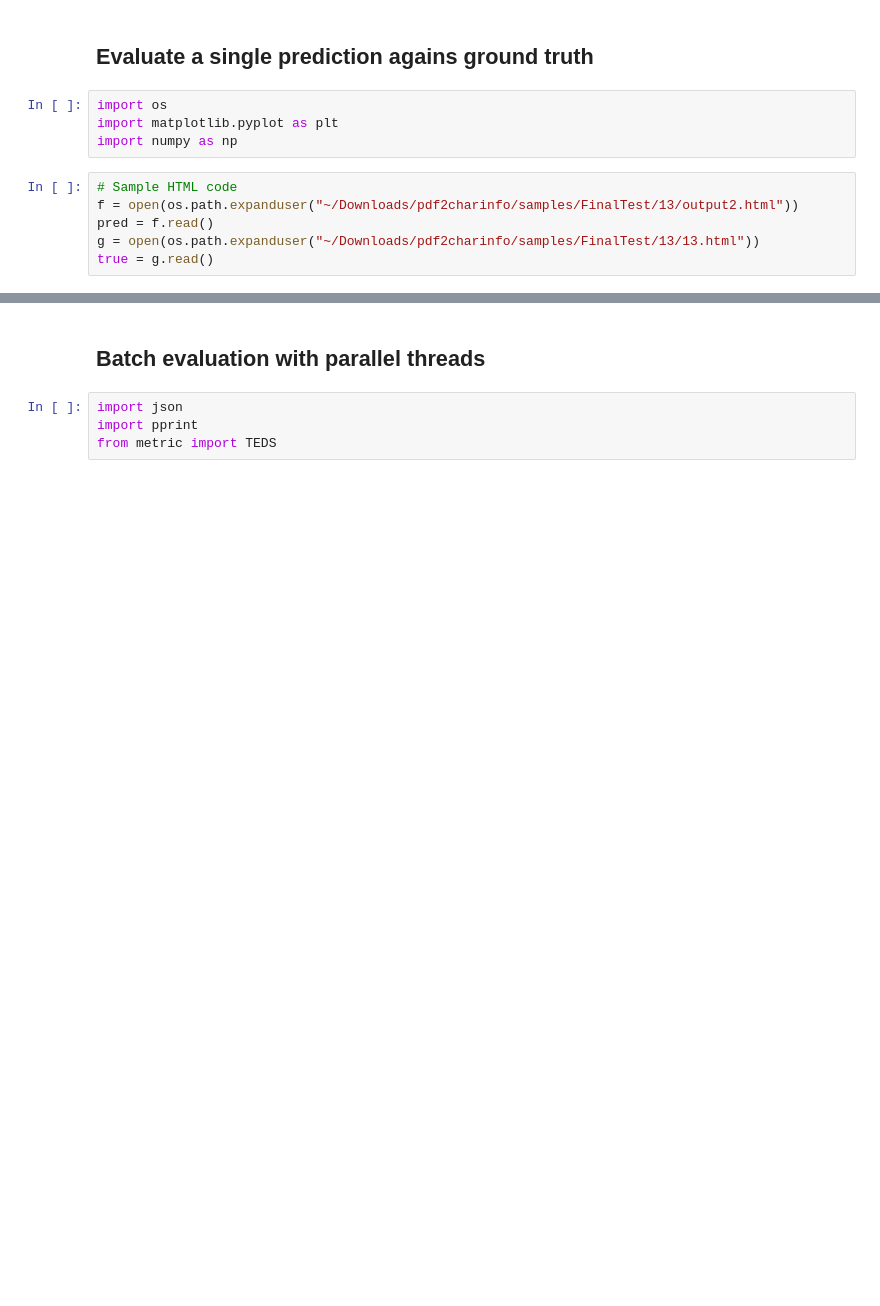
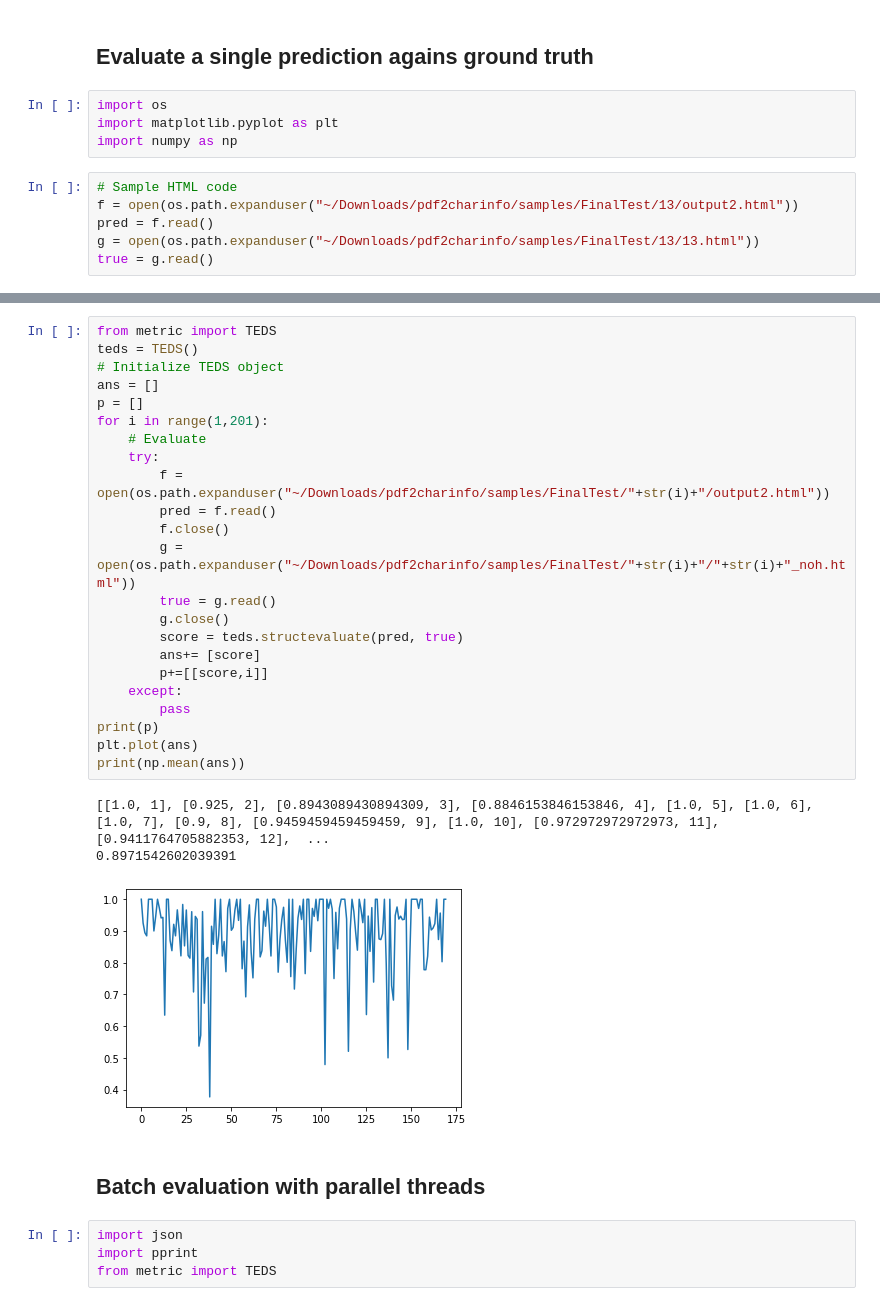
Before and after one commit to HydromanAG/PubTabNet, a Jupyter notebook: src/demo.ipynb, the cells around one changed output, grey strips where cells are left out. Drawn from its saved outputs; the diff is of its cells as text; blank space fills up the shorter version.

```diff
--- a/src/demo.ipynb
+++ b/src/demo.ipynb
@@ -38,3 +40,30 @@ print(np.mean(ans))
+# %%
+from metric import TEDS
+teds = TEDS()
+# Initialize TEDS object
+ans = []
+p = []
+for i in range(1,201):
+    # Evaluate
+    try:
+        f = open(os.path.expanduser("~/Downloads/pdf2charinfo/samples/FinalTest/"+str(i)+"/output2.html"))
+        pred = f.read()
+        f.close()
+        g = open(os.path.expanduser("~/Downloads/pdf2charinfo/samples/FinalTest/"+str(i)+"/"+str(i)+"_noh.html"))
+        true = g.read()
+        g.close()
+        score = teds.structevaluate(pred, true)
+        ans+= [score]
+        p+=[[score,i]]
+    except:
+        pass
+print(p)
+plt.plot(ans)
+print(np.mean(ans))
+# %% [output]
+[[1.0, 1], [0.925, 2], [0.8943089430894309, 3], [0.8846153846153846, 4], [1.0, 5], [1.0, 6], [1.0, 7], [0.9, 8], [0.9459459459459459, 9], [1.0, 10], [0.972972972972973, 11], [0.9411764705882353, 12],  ...
+0.8971542602039391
+[figure, added]
 # %% [markdown]
 ## Batch evaluation with parallel threads
 # %%
```
Also changed, not shown: parts of 1 cell of this notebook.
